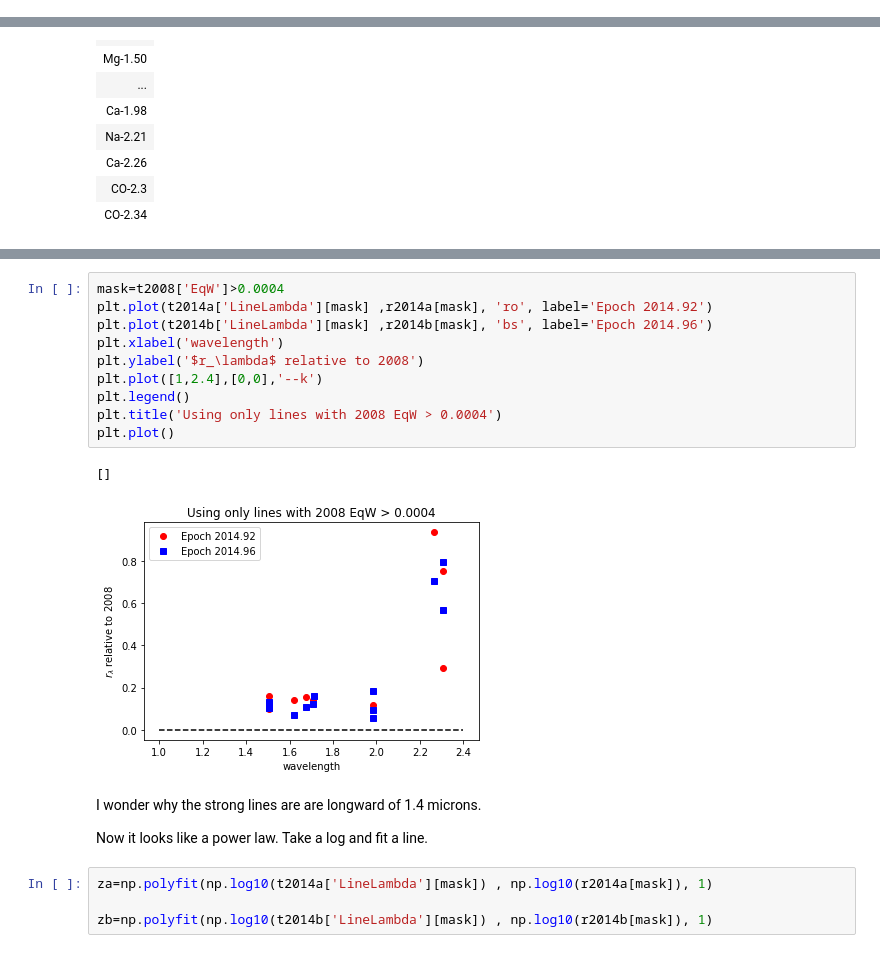
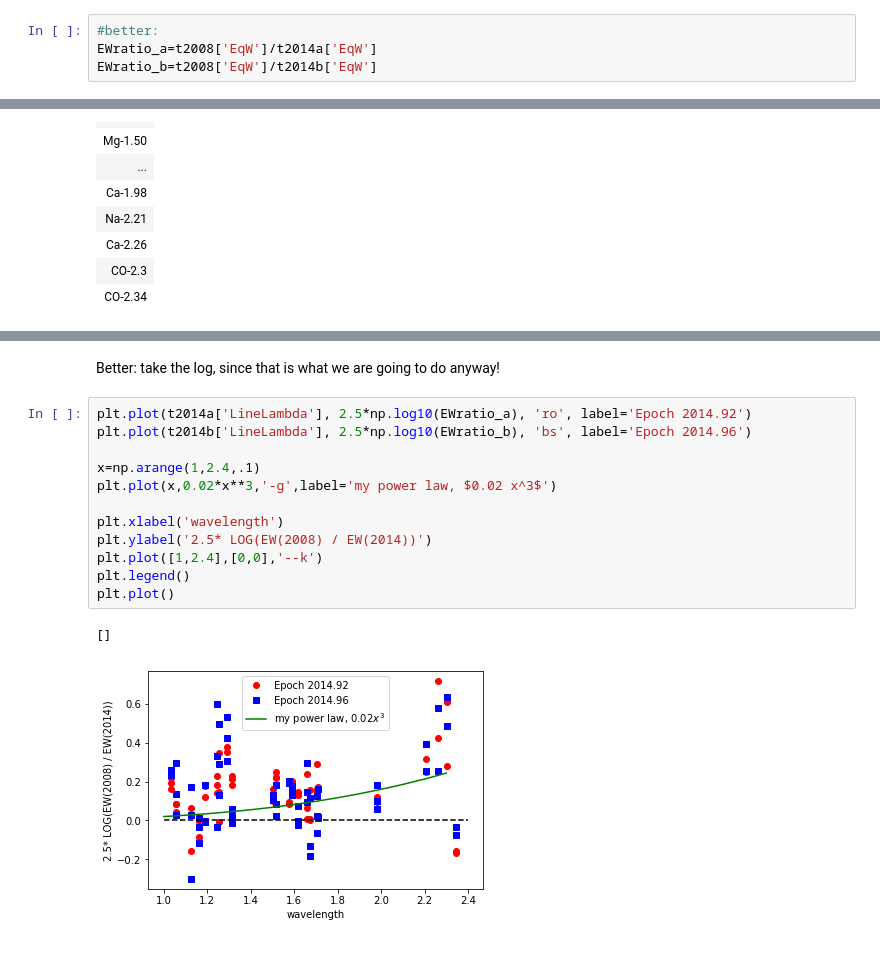
Before and after one commit to krislars/AA_Tau_Covey, a Jupyter notebook: AATau veiling.ipynb, the cells around one changed output, grey strips where cells are left out. Saved outputs shown, nothing was run; the diff lists cells and outputs as text.

```diff
--- a/AATau veiling.ipynb
+++ b/AATau veiling.ipynb
@@ -167,3 +145,7 @@ t2008=t[t['Epoch']==2008]
 # %%
 r2014a=t2008['EqW']/t2014a['EqW']-1
 r2014b=t2008['EqW']/t2014b['EqW']-1
+# %%
+#better:
+EWratio_a=t2008['EqW']/t2014a['EqW']
+EWratio_b=t2008['EqW']/t2014b['EqW']
@@ -304,21 +308,17 @@ Or, maybe we should only use 2008 EqW > 0.0004?  Notice that gets rid of *all* t
+# %% [markdown]
+Better: take the log, since that is what we are going to do anyway!
 # %%
-mask=t2008['EqW']>0.0004
-plt.plot(t2014a['LineLambda'][mask] ,r2014a[mask], 'ro', label='Epoch 2014.92')
-plt.plot(t2014b['LineLambda'][mask] ,r2014b[mask], 'bs', label='Epoch 2014.96')
+plt.plot(t2014a['LineLambda'], 2.5*np.log10(EWratio_a), 'ro', label='Epoch 2014.92')
+plt.plot(t2014b['LineLambda'], 2.5*np.log10(EWratio_b), 'bs', label='Epoch 2014.96')
+
+x=np.arange(1,2.4,.1)
+plt.plot(x,0.02*x**3,'-g',label='my power law, $0.02 x^3$')
+
 plt.xlabel('wavelength')
-plt.ylabel('$r_\lambda$ relative to 2008')
+plt.ylabel('2.5* LOG(EW(2008) / EW(2014))')
 plt.plot([1,2.4],[0,0],'--k')
 plt.legend()
-plt.title('Using only lines with 2008 EqW > 0.0004')
 plt.plot()
 # %% [output]
 []
-[figure, old version]
+[figure, new version]
-# %% [markdown]
-I wonder why the strong lines are are longward of 1.4 microns.
-
-Now it looks like a power law.  Take a log and fit a line.
-# %%
-za=np.polyfit(np.log10(t2014a['LineLambda'][mask]) , np.log10(r2014a[mask]), 1)
-
-zb=np.polyfit(np.log10(t2014b['LineLambda'][mask]) , np.log10(r2014b[mask]), 1)
```
Also changed, not shown: parts of 32 cells of this notebook.
